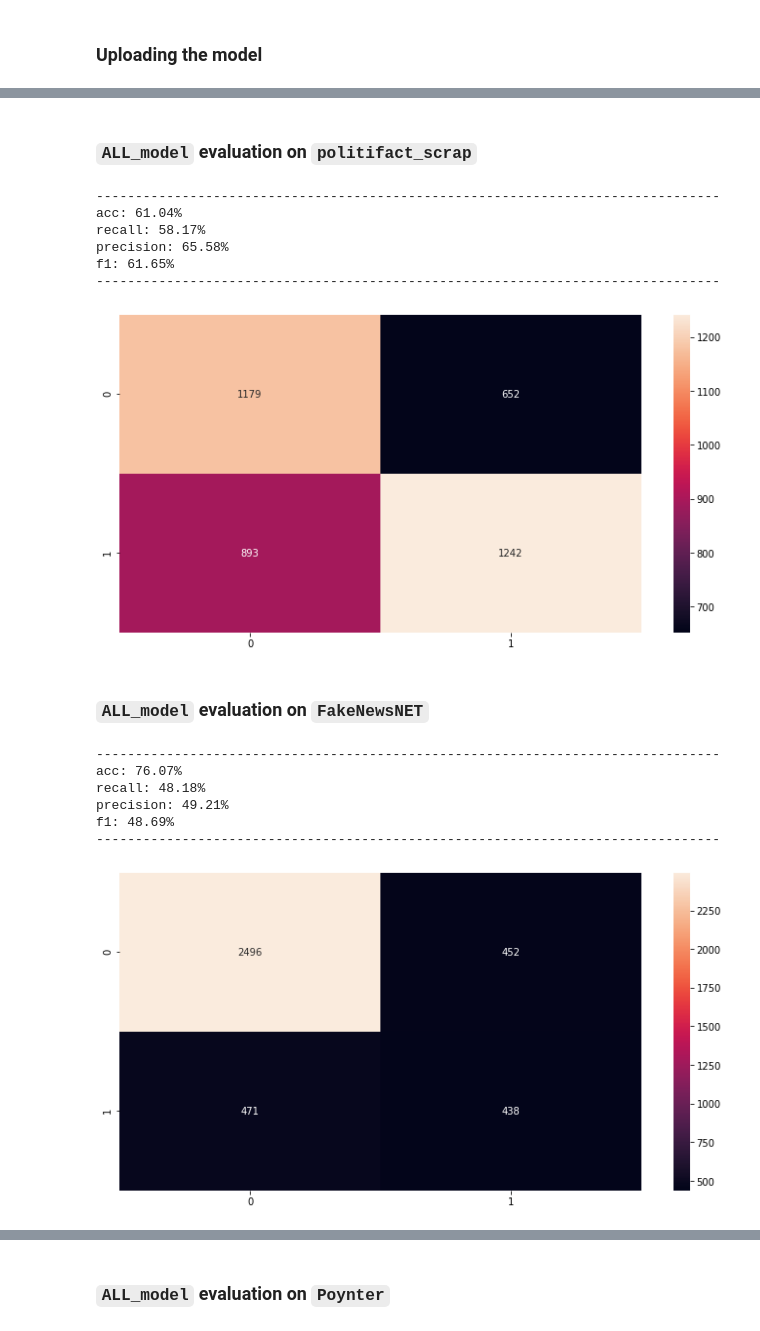
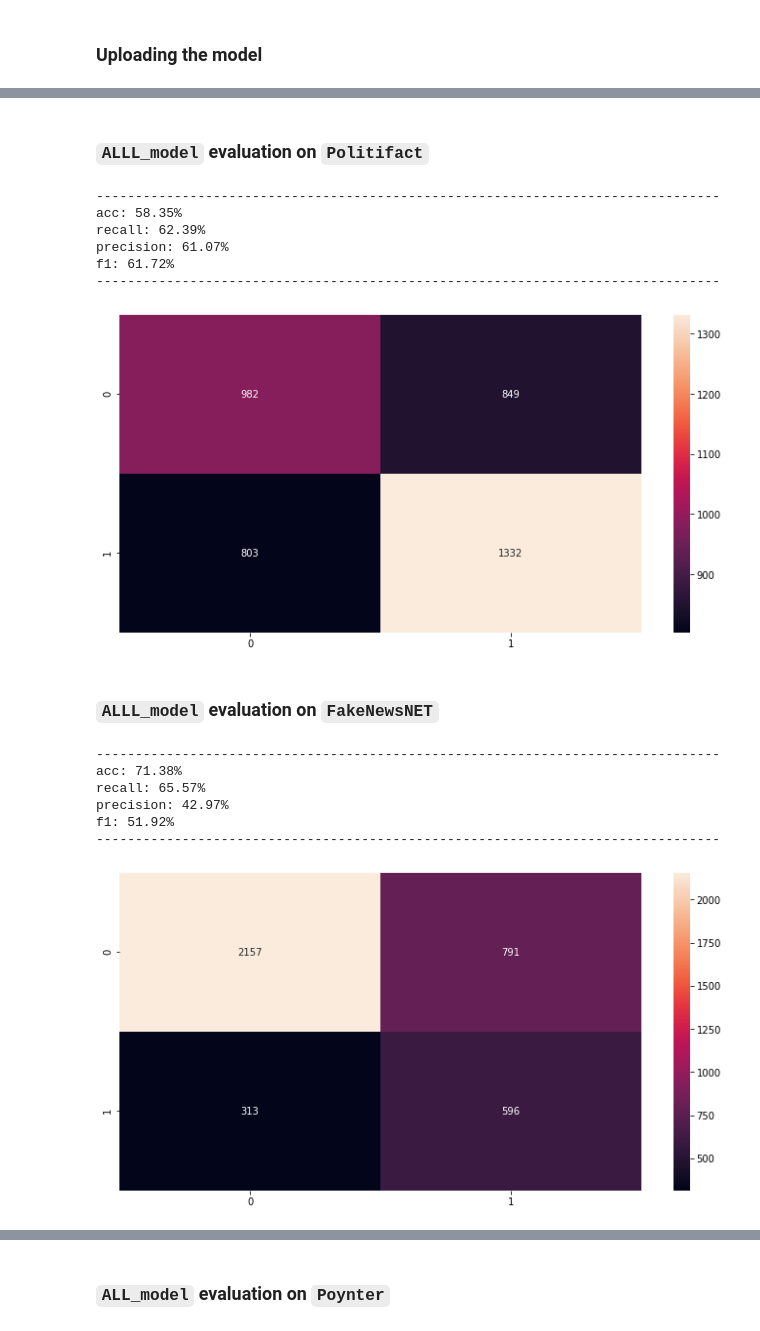
Before and after one commit to EddyEdzwan/StopFAIke, a Jupyter notebook: notebooks/JS_DL_all_datasets.ipynb, the cells around one changed output, grey strips where cells are left out. Saved outputs shown, nothing was run; the diff lists cells and outputs as text; code cells hidden in the pictures.

```diff
--- a/notebooks/JS_DL_all_datasets.ipynb
+++ b/notebooks/JS_DL_all_datasets.ipynb
@@ -1342,7 +1418,7 @@ f1: 77.82%
 # model_name = 'ALL_model'
 
 # Notebook
-model_name = '../raw_data/ALL_model'
+model_name = '../raw_data/ALLL_model'
 
-ALL_model.save(model_name)
+ALLL_model.save(model_name)
 # %% [output]
@@ -1351,5 +1426,5 @@ INFO:tensorflow:Assets written to: ../raw_data/ALL_model/assets
 # %% [markdown]
 ### Uploading the model
 # %%
-reconstructed_ALL_model = tf.keras.models.load_model(model_name)
+reconstructed_ALLL_model = tf.keras.models.load_model(model_name)
 # %%
@@ -1365,29 +1440,29 @@ f1: 79.11%
 # %% [markdown]
-### `ALL_model` evaluation on `politifact_scrap`
+### `ALLL_model` evaluation on `Politifact`
 # %%
-X_P_test_pad = prep_text(X_P_test, tokenizer_ALL, **hparams)
+X_P_test_pad = prep_text(X_P_test, tokenizer_ALLL, **hparams)
 
-get_metrics(y_P_test, X_P_test_pad, reconstructed_ALL_model)
+get_metrics(y_P_test, X_P_test_pad, reconstructed_ALLL_model)
 # %% [output]
 --------------------------------------------------------------------------------
-acc: 61.04%
-recall: 58.17%
-precision: 65.58%
-f1: 61.65%
+acc: 58.35%
+recall: 62.39%
+precision: 61.07%
+f1: 61.72%
 --------------------------------------------------------------------------------
-[figure, old version]
+[figure, new version]
 # %% [markdown]
-### `ALL_model` evaluation on `FakeNewsNET`
+### `ALLL_model` evaluation on `FakeNewsNET`
 # %%
-X_FNN_test_pad = prep_text(X_FNN_test, tokenizer_ALL, **hparams)
+X_FNN_test_pad = prep_text(X_FNN_test, tokenizer_ALLL, **hparams)
 
-get_metrics(y_FNN_test, X_FNN_test_pad, reconstructed_ALL_model)
+get_metrics(y_FNN_test, X_FNN_test_pad, reconstructed_ALLL_model)
 # %% [output]
 --------------------------------------------------------------------------------
-acc: 76.07%
-recall: 48.18%
-precision: 49.21%
-f1: 48.69%
+acc: 71.38%
+recall: 65.57%
+precision: 42.97%
+f1: 51.92%
 --------------------------------------------------------------------------------
-[figure, old version]
+[figure, new version]
 # %% [markdown]
```
Also changed, not shown: parts of 59 cells of this notebook, 3 other files.
